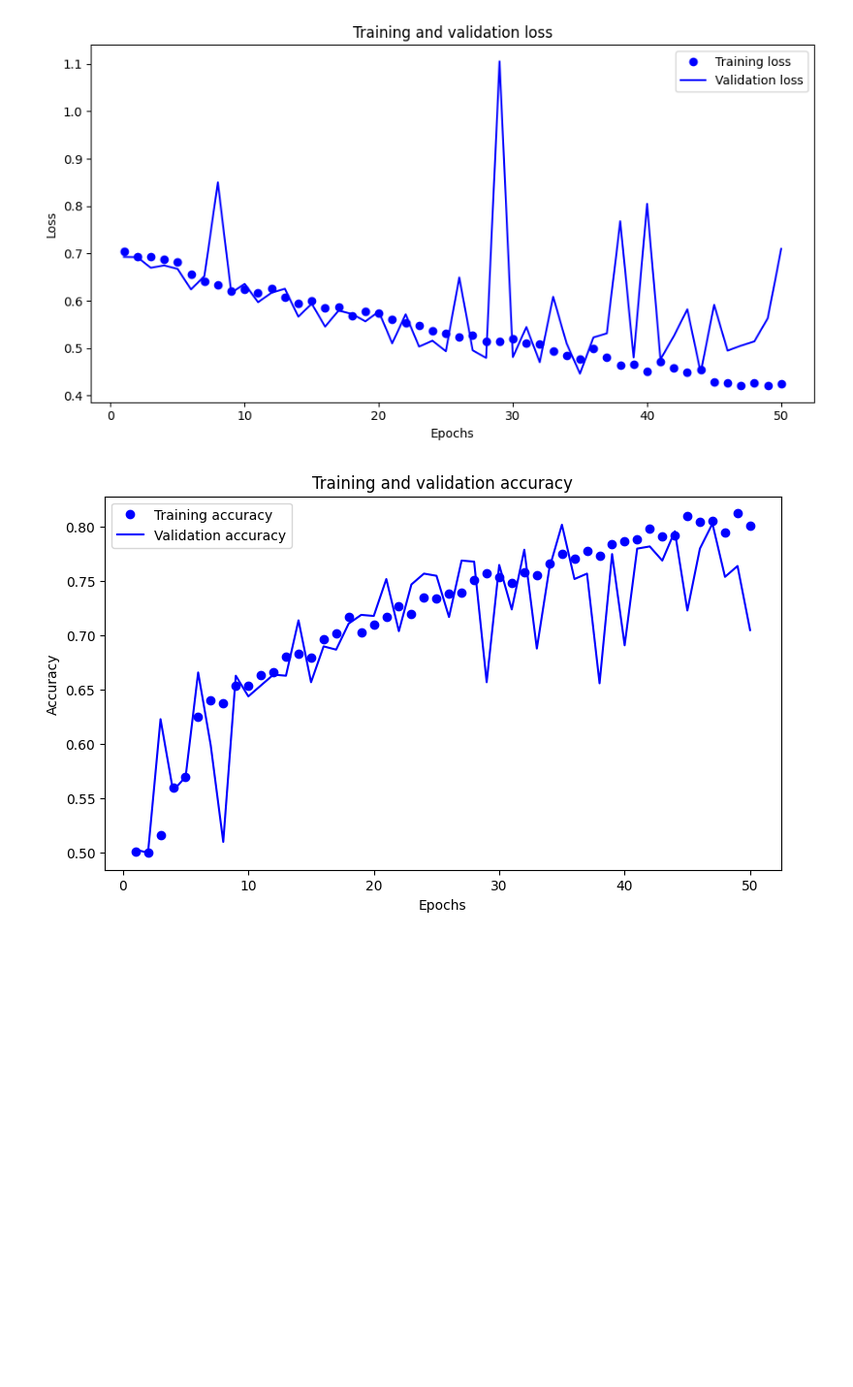
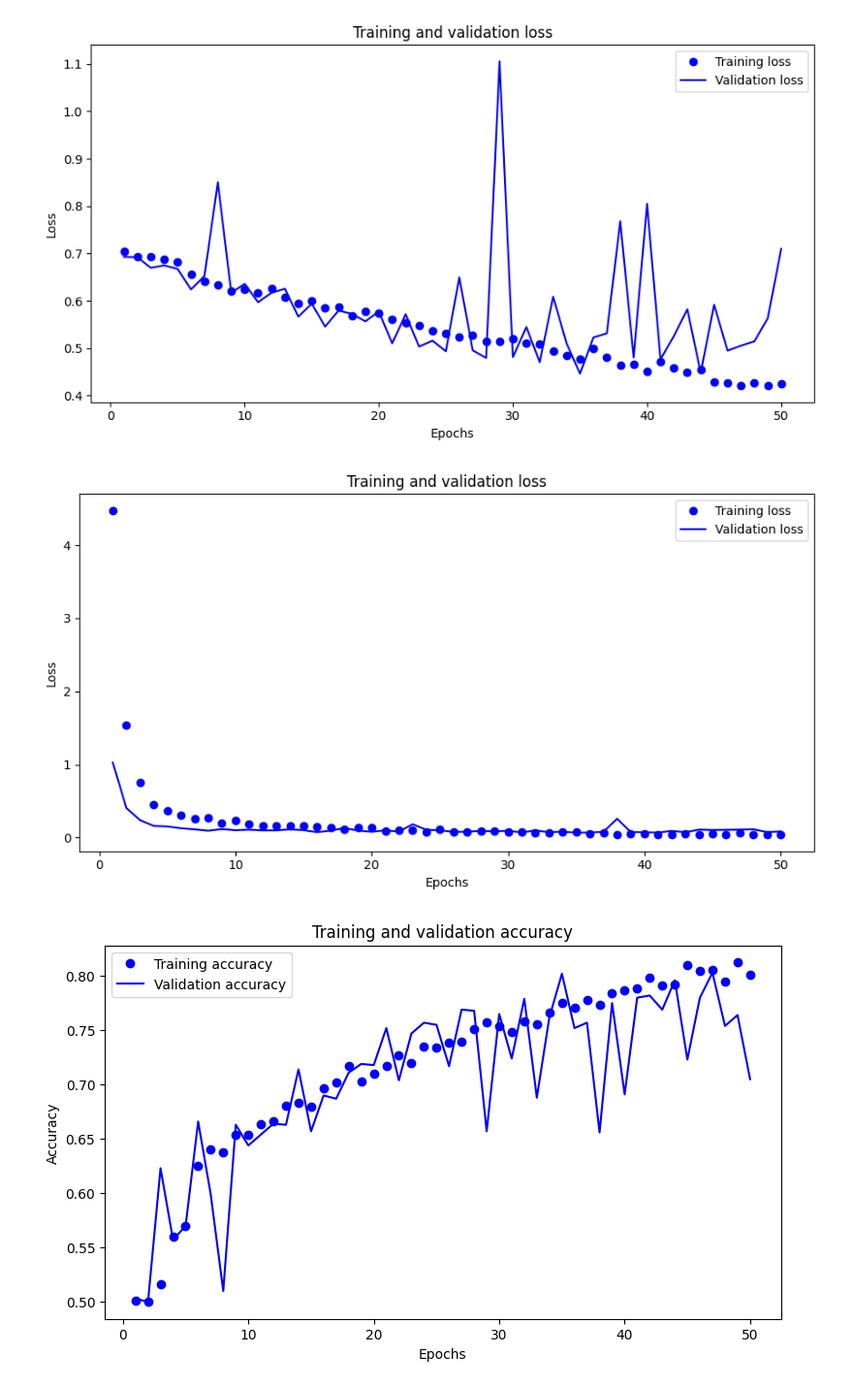
Before and after one commit to hemasree798/CSCN8010-labs, a Jupyter notebook: Dogs_vs_cats_classification.ipynb, the cells around one changed output. Shown at 97% size. Cells and saved outputs as stored; diff of their text form; code cells hidden in the pictures; blank space fills up the shorter version.

```diff
--- a/Dogs_vs_cats_classification.ipynb
+++ b/Dogs_vs_cats_classification.ipynb
@@ -249,8 +378,22 @@ callbacks = [
+# %%
+# Compiling the customized VGG16 pre-trained model
+VGG16_Pre_trained_model.compile(loss="binary_crossentropy",
+              optimizer=keras.optimizers.RMSprop(learning_rate=1e-5),
+              metrics=["accuracy"])
+# %%
+# callback to find and save the best model which has less validation loss
+VGG_16_callbacks = [
+    keras.callbacks.ModelCheckpoint(
+        filepath="./models/VGG16_fine_tuning.keras",
+        save_best_only=True,
+        monitor="val_loss")
+]
 # %%
-history = model.fit(
+# Fitting the customized VGG-16 model to the training dataset
+VGG16_model_history = VGG16_Pre_trained_model.fit(
     train_dataset,
     epochs=50,
     validation_data=validation_dataset,
-    callbacks=callbacks)
+    callbacks=VGG_16_callbacks)
 # %% [output]
 Epoch 1/50
@@ -273,6 +425,6 @@ Epoch 50/50
 # %%
 def plot_training_val_loss(model_history):
-    history_dict = history.history
+    history_dict = model_history.history
     plt.figure(figsize=(9, 5))
     loss_values = history_dict["loss"]
     val_loss_values = history_dict["val_loss"]
@@ -288,5 +440,9 @@ def plot_training_val_loss(model_history):
 plot_training_val_loss(history)
 # %% [output]
 [figure]
+# %%
+plot_training_val_loss(VGG16_model_history)
+# %% [output]
+[figure, added]
 # %%
 def plot_training_val_accuracy(model_history):
```
Also changed, not shown: parts of 21 cells of this notebook.
